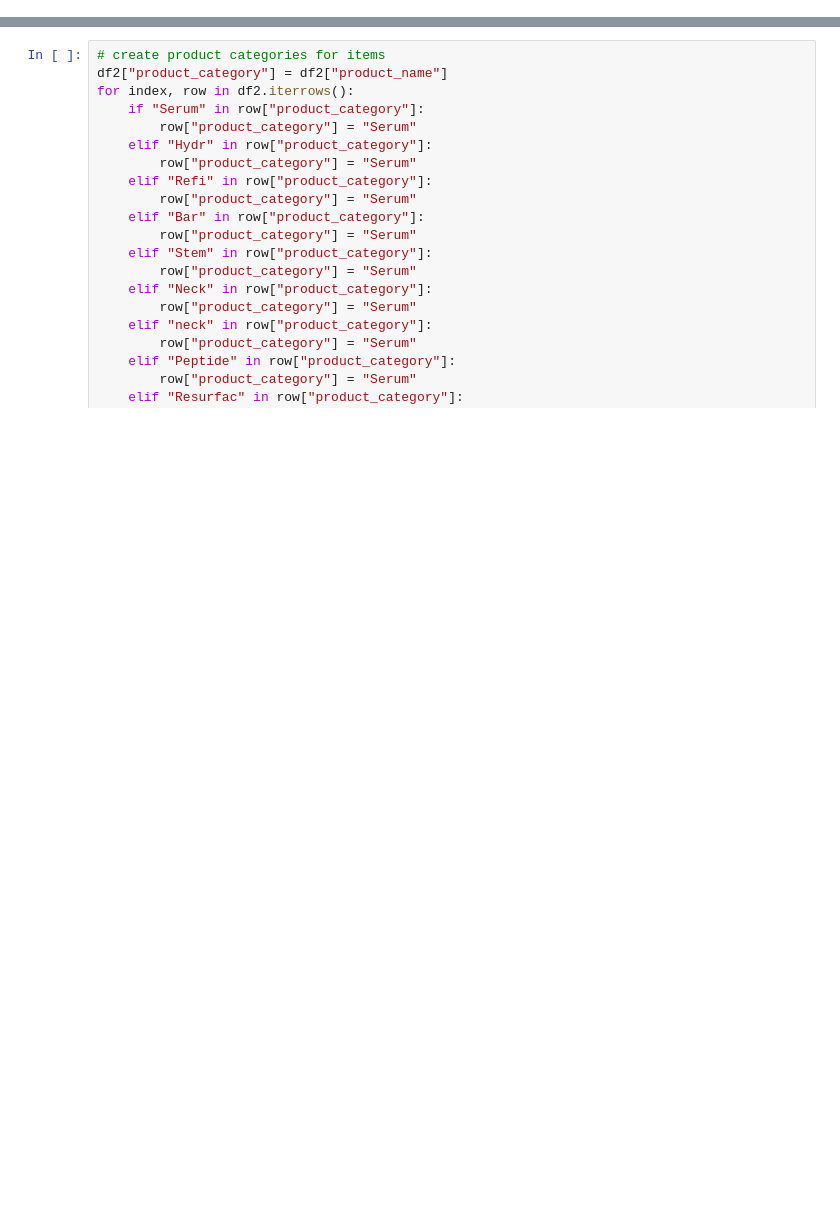
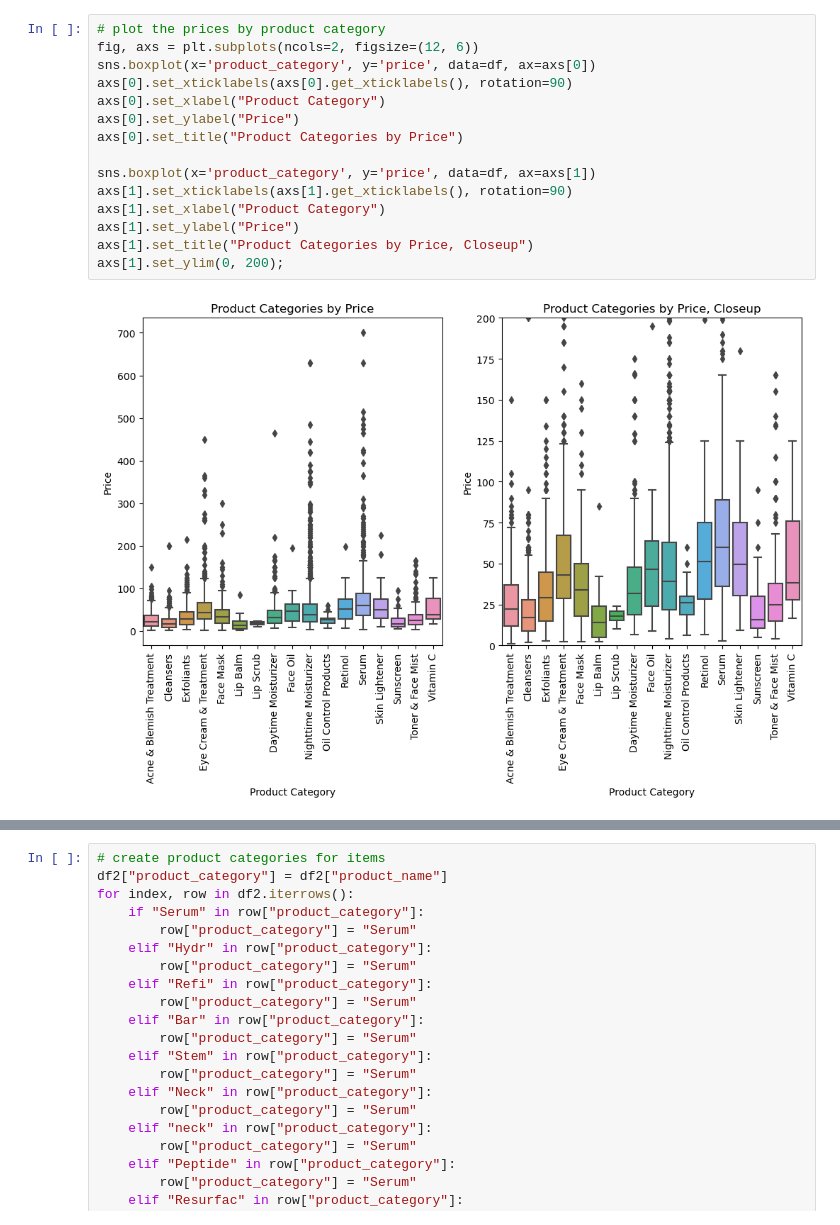
Before and after one commit to npagrawal/Product-Price-Prediction-Advanced-Machine-Learning, a Jupyter notebook: Analysis_Notebook.ipynb, the cells around one changed output, grey strips where cells are left out. Drawn from its saved outputs; the diff is of its cells as text; blank space fills up the shorter version.

```diff
--- a/Analysis_Notebook.ipynb
+++ b/Analysis_Notebook.ipynb
@@ -45,0 +110,17 @@ df2 = pd.read_csv("data/ingredients_skincare_dermstore.csv").drop(columns = ["Un
+# %%
+# plot the prices by product category
+fig, axs = plt.subplots(ncols=2, figsize=(12, 6))
+sns.boxplot(x='product_category', y='price', data=df, ax=axs[0])
+axs[0].set_xticklabels(axs[0].get_xticklabels(), rotation=90)
+axs[0].set_xlabel("Product Category")
+axs[0].set_ylabel("Price")
+axs[0].set_title("Product Categories by Price")
+
+sns.boxplot(x='product_category', y='price', data=df, ax=axs[1])
+axs[1].set_xticklabels(axs[1].get_xticklabels(), rotation=90)
+axs[1].set_xlabel("Product Category")
+axs[1].set_ylabel("Price")
+axs[1].set_title("Product Categories by Price, Closeup")
+axs[1].set_ylim(0, 200);
+# %% [output]
+[figure, added]
```
Also changed, not shown: parts of 64 cells of this notebook, 4 other files.
